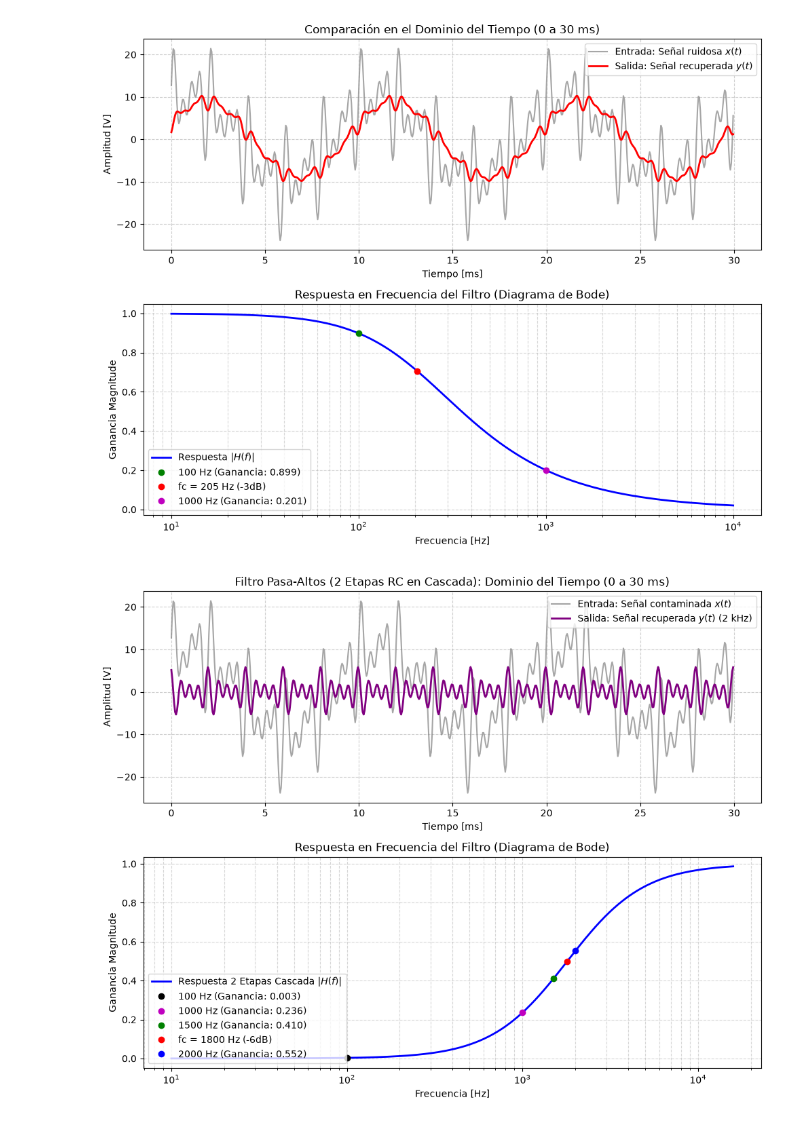
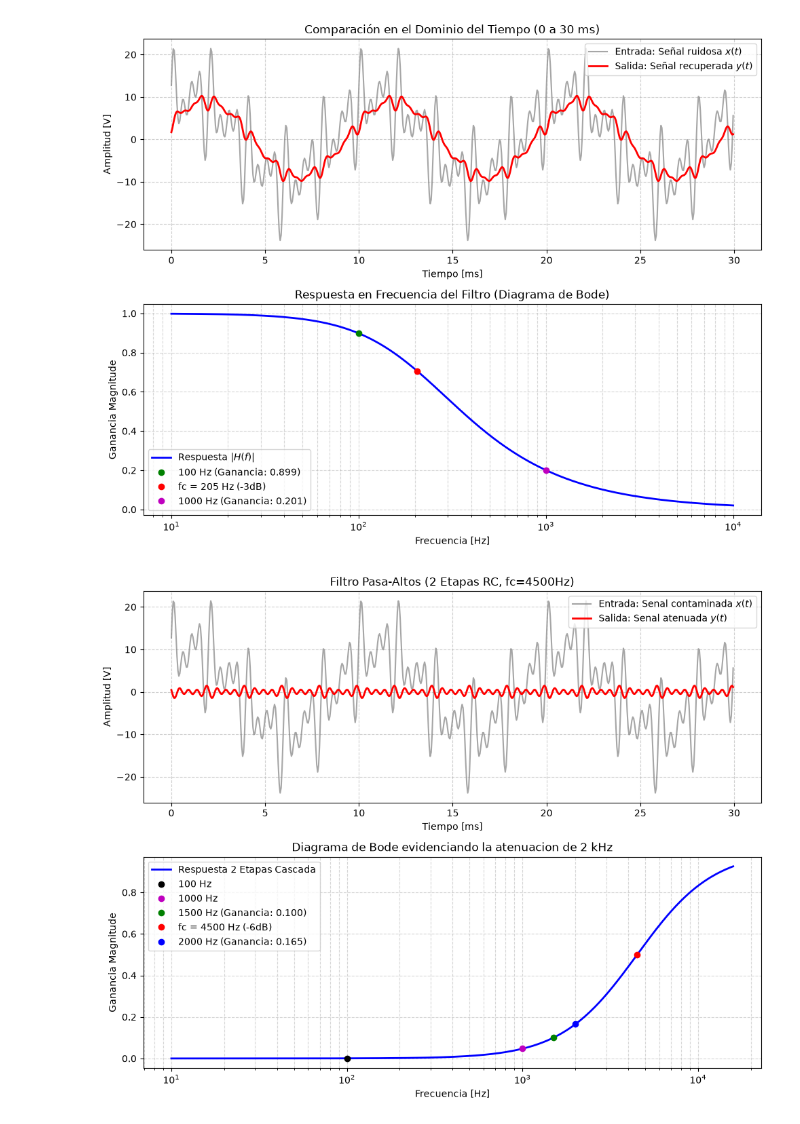
Before and after one commit to JulioOZ-cmyk/Procesamiento-de-senales, a Jupyter notebook: notebooks/Lab3.ipynb, the cells around one changed output. Drawn from its saved outputs; the diff is of its cells as text; code cells hidden in the pictures.

```diff
--- a/notebooks/Lab3.ipynb
+++ b/notebooks/Lab3.ipynb
@@ -446,42 +446,34 @@ plt.show()
 # %% [output]
 [figure]
 # %%
-# Filtros pasa-altos de primer orden en cascada (2000Hz)
+# Filtros pasa-altos de primer orden en cascada (PROB. FILTROS)
 import numpy as np
 import matplotlib.pyplot as plt
 
-# 1. Parámetros del tiempo y señales
+# 1. Parametros del tiempo y senales
 fs = 20000   # Frecuencia de muestreo (20 kHz)
 t = np.arange(0, 0.03, 1/fs)   # 30 ms
 
-# Componentes originales de la señal contaminada
+# Componentes originales de la senal contaminada
 x0 = 10 * np.sin(2 * np.pi * 100 * t + np.deg2rad(50))      # 100 Hz
 r1 = 5 * np.sin(2 * np.pi * 1000 * t + np.deg2rad(10))      # 1000 Hz
 r2 = 5 * np.sin(2 * np.pi * 1500 * t + np.deg2rad(20))      # 1500 Hz
-r3 = 5 * np.sin(2 * np.pi * 2000 * t + np.deg2rad(30))      # 2000 Hz (Señal de interés)
+r3 = 5 * np.sin(2 * np.pi * 2000 * t + np.deg2rad(30))      # 2000 Hz
 
 # Entrada total
 x_in = x0 + r1 + r2 + r3
 
-# 2. Respuesta de dos etapas de Filtro Pasa-Altos RC en cascada
-# Frecuencia de corte individual de cada etapa (asumiendo etapas idénticas)
-fc = 1800    # Frecuencia de corte [Hz]
+# 2. Respuesta de Filtro Pasa-Altos (2 Etapas RC) con fc limitante
+fc = 4500    # Frecuencia de corte calculada para atenuar 1500Hz al 90%
 
-# Para una etapa individual de filtro RC pasa-altos:
-# Ganancia H1(f) = (f / fc) / sqrt(1 + (f / fc)^2) = 1 / sqrt(1 + (fc / f)^2)
-# Desfase phi1(f) = arctan(fc / f)
 def ganancia_etapa_hp(f, fc):
     return 1 / np.sqrt(1 + (fc / f)**2)
 
 def desfase_etapa_hp(f, fc):
     return np.arctan(fc / f)
 
-# Al conectar dos etapas idénticas en cascada (sin carga entre ellas, ej. usando un seguidor con Op-Amp):
-# La ganancia total es el producto de las ganancias: H_total = H1 * H2 = H1^2
-# El desfase total es la suma de los desfases: phi_total = phi1 + phi2 = 2 * phi1
 def ganancia_total_hp2(f, fc):
-    h = ganancia_etapa_hp(f, fc)
-    return h * h
+    return ganancia_etapa_hp(f, fc)**2
 
 def desfase_total_hp2(f, fc):
     return 2 * desfase_etapa_hp(f, fc)
@@ -492,43 +484,41 @@ phi_vals = [desfase_total_hp2(f, fc) for f in freqs_eval]
 
 H_100, H_1000, H_1500, H_2000 = H_vals
 phi_100, phi_1000, phi_1500, phi_2000 = phi_vals
 
-# Señal de salida filtrada combinando las amplitudes y desfasando cada componente
+# Senal de salida filtrada (Notar que H_2000 sera muy bajo)
 y_out = (10 * H_100   * np.sin(2 * np.pi * 100 * t   + np.deg2rad(50) + phi_100) +
          5  * H_1000  * np.sin(2 * np.pi * 1000 * t  + np.deg2rad(10) + phi_1000) +
          5  * H_1500  * np.sin(2 * np.pi * 1500 * t  + np.deg2rad(20) + phi_1500) +
          5  * H_2000  * np.sin(2 * np.pi * 2000 * t  + np.deg2rad(30) + phi_2000))
 
-# 3. Creación de figura con dos subplots
+# 3. Graficas
 fig, (ax1, ax2) = plt.subplots(2, 1, figsize=(10, 8))
 
-# Subplot 1: Dominio del tiempo
-ax1.plot(t * 1000, x_in, label='Entrada: Señal contaminada $x(t)$', color='gray', alpha=0.7)
-ax1.plot(t * 1000, y_out, label='Salida: Señal recuperada $y(t)$ (2 kHz)', color='purple', linewidth=2)
-ax1.set_title('Filtro Pasa-Altos (2 Etapas RC en Cascada): Dominio del Tiempo (0 a 30 ms)')
+ax1.plot(t * 1000, x_in, label='Entrada: Senal contaminada $x(t)$', color='gray', alpha=0.7)
+ax1.plot(t * 1000, y_out, label='Salida: Senal atenuada $y(t)$', color='red', linewidth=2)
+ax1.set_title('Filtro Pasa-Altos (2 Etapas RC, fc=4500Hz)')
 ax1.set_xlabel('Tiempo [ms]')
 ax1.set_ylabel('Amplitud [V]')
 ax1.grid(True, linestyle='--', alpha=0.6)
 ax1.legend(loc='upper right')
 
-# Subplot 2: Diagrama de Bode (Respuesta en Frecuencia)
 freqs = np.logspace(1, 4.2, 500)
 ganancia_bode = [ganancia_total_hp2(f, fc) for f in freqs]
 
-ax2.semilogx(freqs, ganancia_bode, color='blue', linewidth=2, label='Respuesta 2 Etapas Cascada $|H(f)|$')
-ax2.plot(100, H_100, 'ko', label=f'100 Hz (Ganancia: {H_100:.3f})')
-ax2.plot(1000, H_1000, 'mo', label=f'1000 Hz (Ganancia: {H_1000:.3f})')
+ax2.semilogx(freqs, ganancia_bode, color='blue', linewidth=2, label='Respuesta 2 Etapas Cascada')
+ax2.plot(100, H_100, 'ko', label=f'100 Hz')
+ax2.plot(1000, H_1000, 'mo', label=f'1000 Hz')
 ax2.plot(1500, H_1500, 'go', label=f'1500 Hz (Ganancia: {H_1500:.3f})')
 ax2.plot(fc, (1/np.sqrt(2))**2, 'ro', label=f'fc = {fc} Hz (-6dB)')
 ax2.plot(2000, H_2000, 'bo', label=f'2000 Hz (Ganancia: {H_2000:.3f})')
 
-ax2.set_title('Respuesta en Frecuencia del Filtro (Diagrama de Bode)')
+ax2.set_title('Diagrama de Bode evidenciando la atenuacion de 2 kHz')
 ax2.set_xlabel('Frecuencia [Hz]')
 ax2.set_ylabel('Ganancia Magnitude')
 ax2.grid(True, which='both', linestyle='--', alpha=0.5)
-ax2.legend(loc='lower left')
+ax2.legend(loc='upper left')
 
 plt.tight_layout()
 plt.show()
 # %% [output]
-[figure, old version]
+[figure, new version]
```
Also changed, not shown: parts of 1 cell of this notebook.
